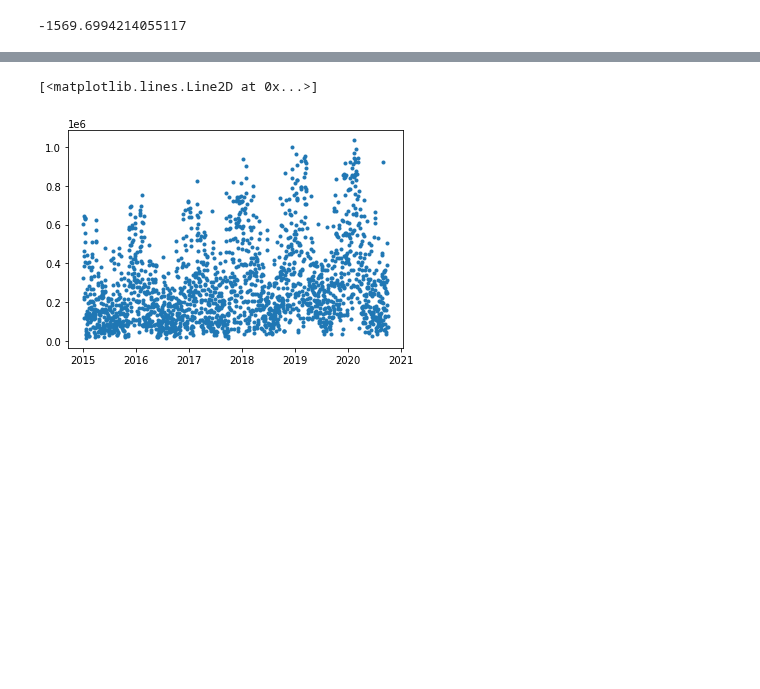
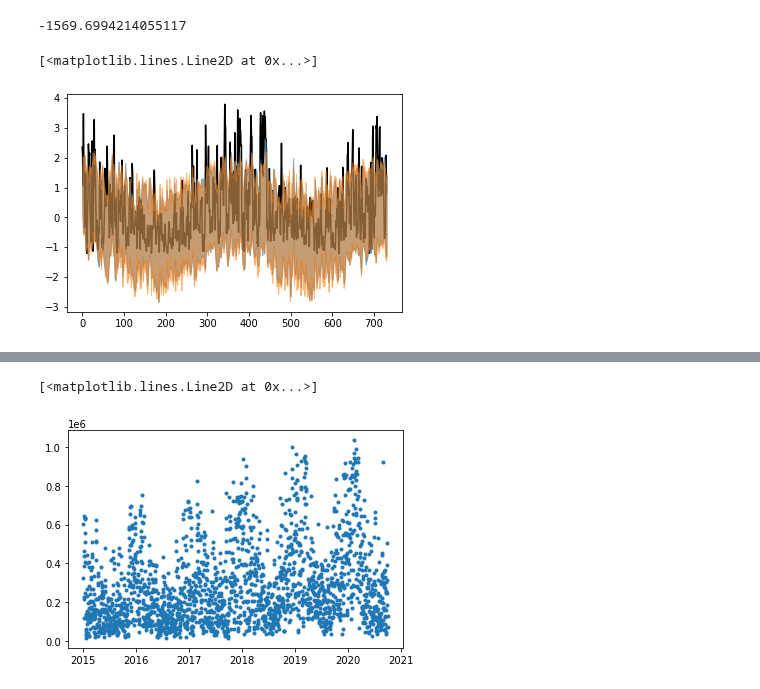
Before and after one commit to christiando/gaussian-toolbox, a Jupyter notebook: notebooks/heteroskedasticity/opsd.ipynb, the cells around one changed output, grey strips where cells are left out. Drawn from its saved outputs; the diff is of its cells as text; code cells hidden in the pictures; blank space fills up the shorter version.

```diff
--- a/notebooks/heteroskedasticity/opsd.ipynb
+++ b/notebooks/heteroskedasticity/opsd.ipynb
@@ -125,3 +116,25 @@ ssm_em.compute_predictive_log_likelihood(X_test)
 ssm_em_lin.compute_predictive_log_likelihood(X_test)
 # %% [output]
 -1569.6994214055117
+# %%
+X_test2 = numpy.copy(X_test)
+X_test2[:,0] = numpy.nan
+X_test2[:,1] = numpy.nan
+#X_test2[:,3] = numpy.nan
+#X_test2[:,4] = numpy.nan
+#X_test2[50:200] = numpy.nan
+# %%
+idx = 1
+phiX, mu_X, sigma_X = ssm_em_lin.predict(X_test2, smoothed=True)
+x_min = mu_X[:,idx] + 1.68 * sigma_X[:,idx]
+x_max = mu_X[:,idx] - 1.68 * sigma_X[:,idx]
+pyplot.fill_between(range(x_min.shape[0]), x_min, x_max, color='C0', alpha=.5, zorder=9)
+phiX, mu_X, sigma_X = ssm_em.predict(X_test2, smoothed=True)
+x_min = mu_X[:,idx] + 1.68 * sigma_X[:,idx]
+x_max = mu_X[:,idx] - 1.68 * sigma_X[:,idx]
+pyplot.fill_between(range(x_min.shape[0]), x_min, x_max, color='C1', alpha=.5, zorder=9)
+pyplot.plot(X_test[:,idx],'k')
+#pyplot.xlim([0,50])
+# %% [output]
+[<matplotlib.lines.Line2D at 0x...>]
+[figure, added]
```
Also changed, not shown: parts of 7 cells of this notebook, 3 other files.
